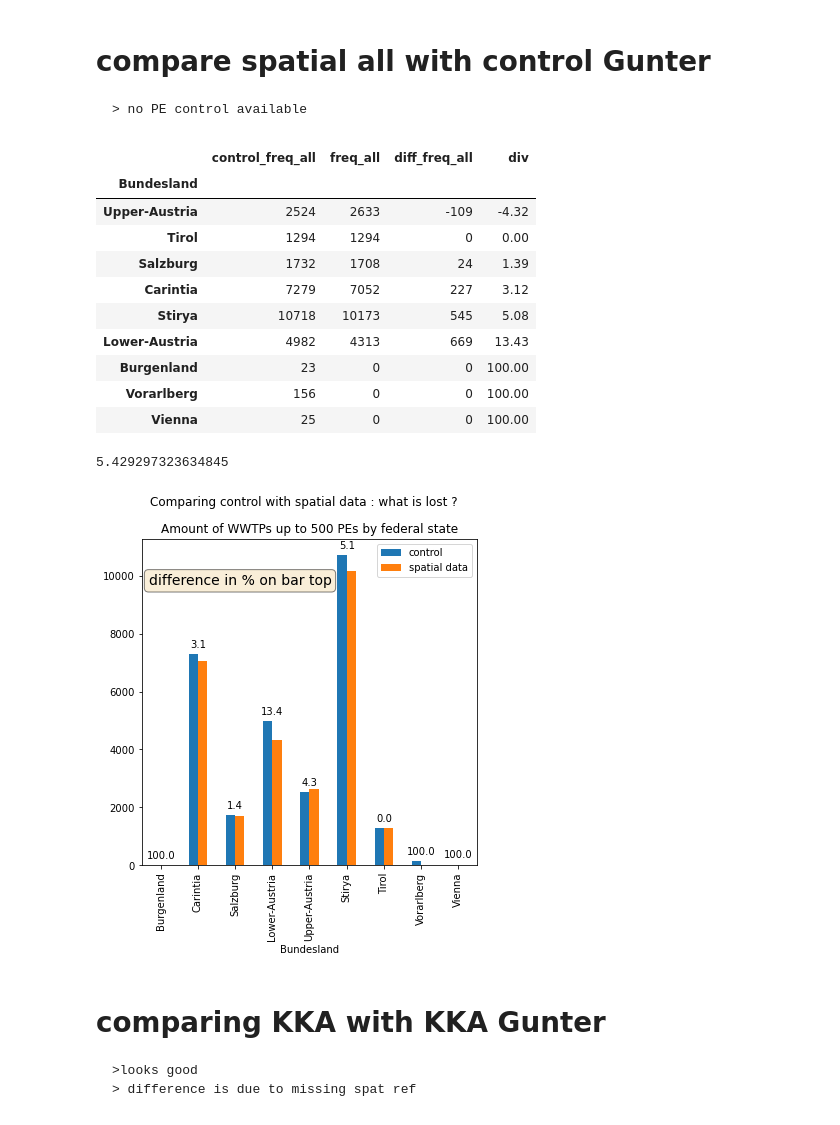
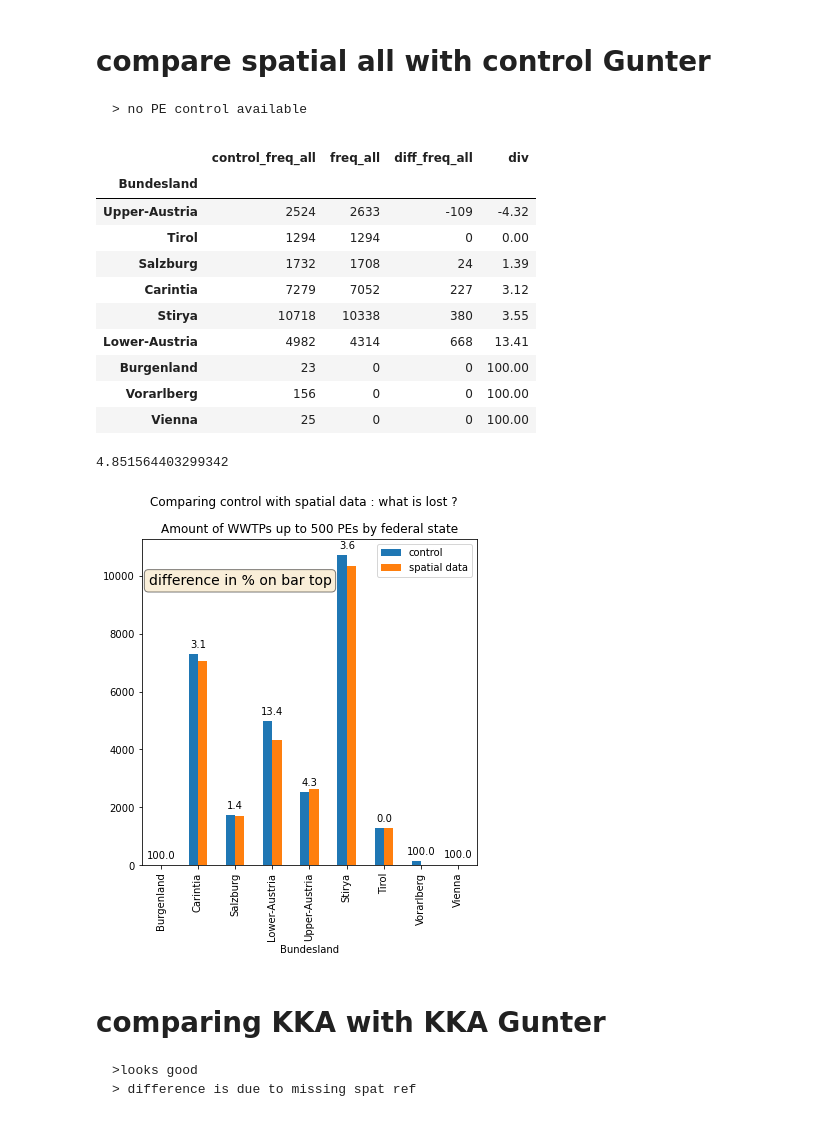
Before and after one commit to anakarpow/Locating-small-wastewater-systems-in-Austria, a Jupyter notebook: control_data_gunter.ipynb, the cells around one changed output. Drawn from its saved outputs; the diff is of its cells as text; code cells hidden in the pictures.

```diff
--- a/control_data_gunter.ipynb
+++ b/control_data_gunter.ipynb
@@ -8,11 +8,11 @@ import matplotlib.pyplot as plt
 import seaborn as sbn
 import geopandas as gpd
 # %%
-control=pd.read_excel('DATA/control_gunter.xlsx')
-data=gpd.read_file('final/complete_KKA.geojson')
-data_all=gpd.read_file('final/complete.geojson')
+#control=pd.read_excel('DATA/control_gunter.xlsx')
+#data=gpd.read_file('final/complete_KKA.geojson')
+#data_all=gpd.read_file('final/complete.geojson')
 database=pd.read_excel('final/database.xlsx')
-database.PE=database.PE.astype(np.int64).round()
+#database.PE=database.PE.astype(np.int64).round()
 # %% [markdown]
 # check data with spat ref
 # %% [markdown]
@@ -20,34 +20,34 @@ database.PE=database.PE.astype(np.int64).round()
     > no PE control available
 # %%
 control=pd.read_excel('DATA/control_gunter.xlsx')
-data_BL_all=data_all.groupby('BL').sum().reset_index()[['BL','PE_nonitri','sum_PE','freq']]
-data_BL_all=data_BL_all[['BL','freq','sum_PE']]
-data_BL_all.rename(columns={'freq':'freq_all','sum_PE':'sum_PE_all', 'BL':'Bundesland'}, inplace=True)
+data_BL_all=data_all.groupby('BL').sum().reset_index()[['BL','PE_nonitri_tot','sum_PE_tot','freq_tot']]
+data_BL_all=data_BL_all[['BL','freq_tot','sum_PE_tot']]
+data_BL_all.rename(columns={'freq_tot':'freq_all','sum_PE_tot':'sum_PE_all', 'BL':'Bundesland'}, inplace=True)
 data_BL_all=data_BL_all.set_index('Bundesland')
 
 control.set_index('Bundesland',inplace=True)
 control_df=control.join(data_BL_all, how='left')
 
 control_df.rename(columns={'<=500PE':'control_freq_all'},inplace=True)
 control_df['diff_freq']=control_df.control_freq_all-control_df.freq_all
 control_df=control_df[['control_freq_all','freq_all']]
 control_df['diff_freq_all']=control_df.control_freq_all-control_df.freq_all
 control_df=control_df.fillna(0)
 control_df.freq_all=control_df.freq_all.astype(int)
 control_df.diff_freq_all=control_df.diff_freq_all.astype(int)
 
 control_df['div']=(control_df.control_freq_all-control_df.freq_all)/control_df.control_freq_all*100
 control_df['div']=control_df['div'].round(2)
 control_df.sort_values('div')
 # %% [output]
 |  | control_freq_all | freq_all | diff_freq_all | div |
 | Bundesland |  |  |  |  |
 | Upper-Austria | 2524 | 2633 | -109 | -4.32 |
 | Tirol | 1294 | 1294 | 0 | 0.00 |
 | Salzburg | 1732 | 1708 | 24 | 1.39 |
 | Carintia | 7279 | 7052 | 227 | 3.12 |
-| Stirya | 10718 | 10173 | 545 | 5.08 |
-| Lower-Austria | 4982 | 4313 | 669 | 13.43 |
+| Stirya | 10718 | 10338 | 380 | 3.55 |
+| Lower-Austria | 4982 | 4314 | 668 | 13.41 |
 | Burgenland | 23 | 0 | 0 | 100.00 |
 | Vorarlberg | 156 | 0 | 0 | 100.00 |
 | Vienna | 25 | 0 | 0 | 100.00 |
@@ -56,7 +56,7 @@ control_df.sort_values('div')
 overall_freq=(control_df.control_freq_all.sum()-control_df.freq_all.sum())/control_df.control_freq_all.sum()*100
 overall_freq
 # %% [output]
-5.429297323634845
+4.851564403299342
 # %%
 fig,ax=plt.subplots(figsize=(6,6))
 control_df.plot.bar(y=['control_freq_all','freq_all'],ax=ax)
@@ -86,7 +86,7 @@ fig.text(0.14, 0.8, 'difference in % on bar top', fontsize=14,
         verticalalignment='top',bbox=props)
 plt.savefig('graphs/all_precision.png', bbox_inches='tight')
 # %% [output]
-[figure, old version]
+[figure, new version]
 # %% [markdown]
 # comparing KKA with KKA Gunter
     >looks good
```
Also changed, not shown: parts of 1 cell of this notebook, 9 other files.
